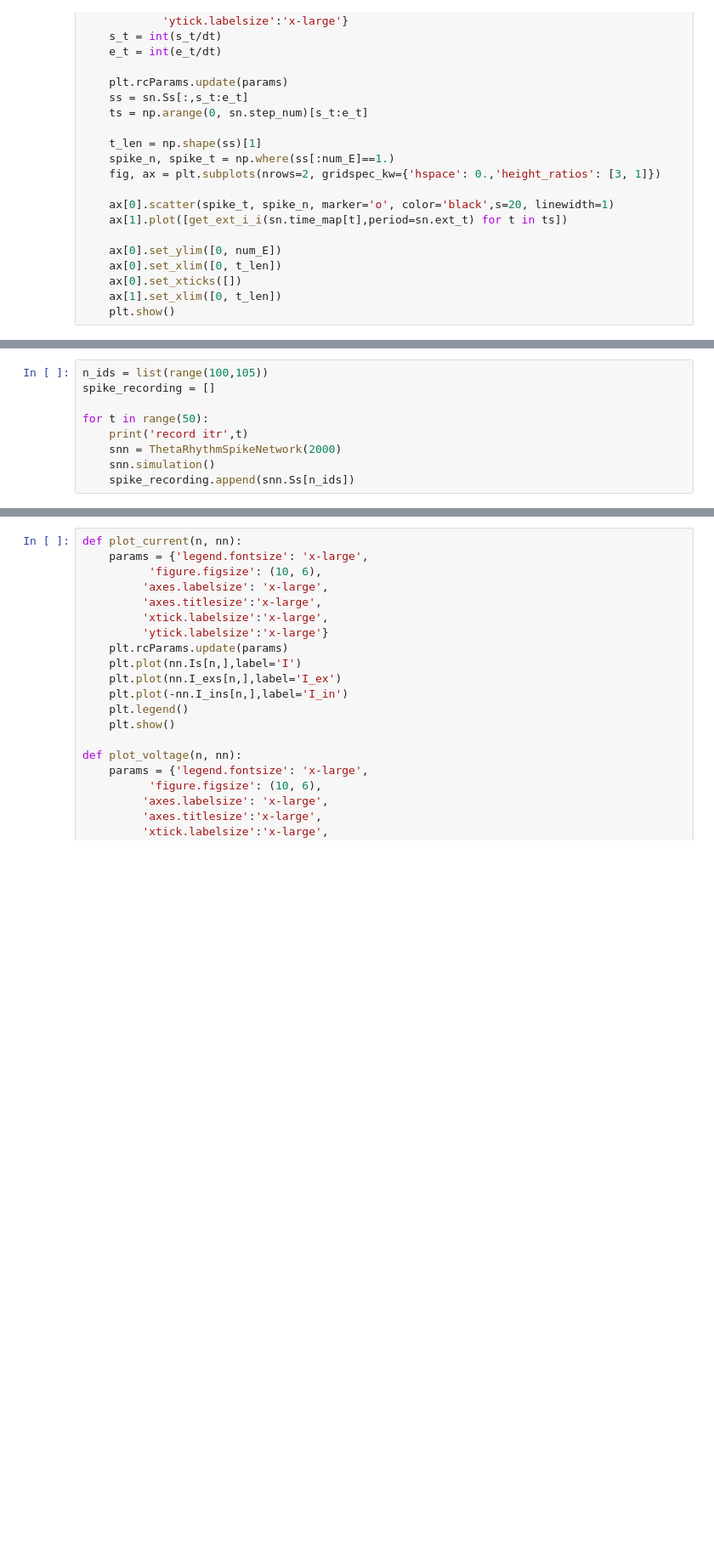
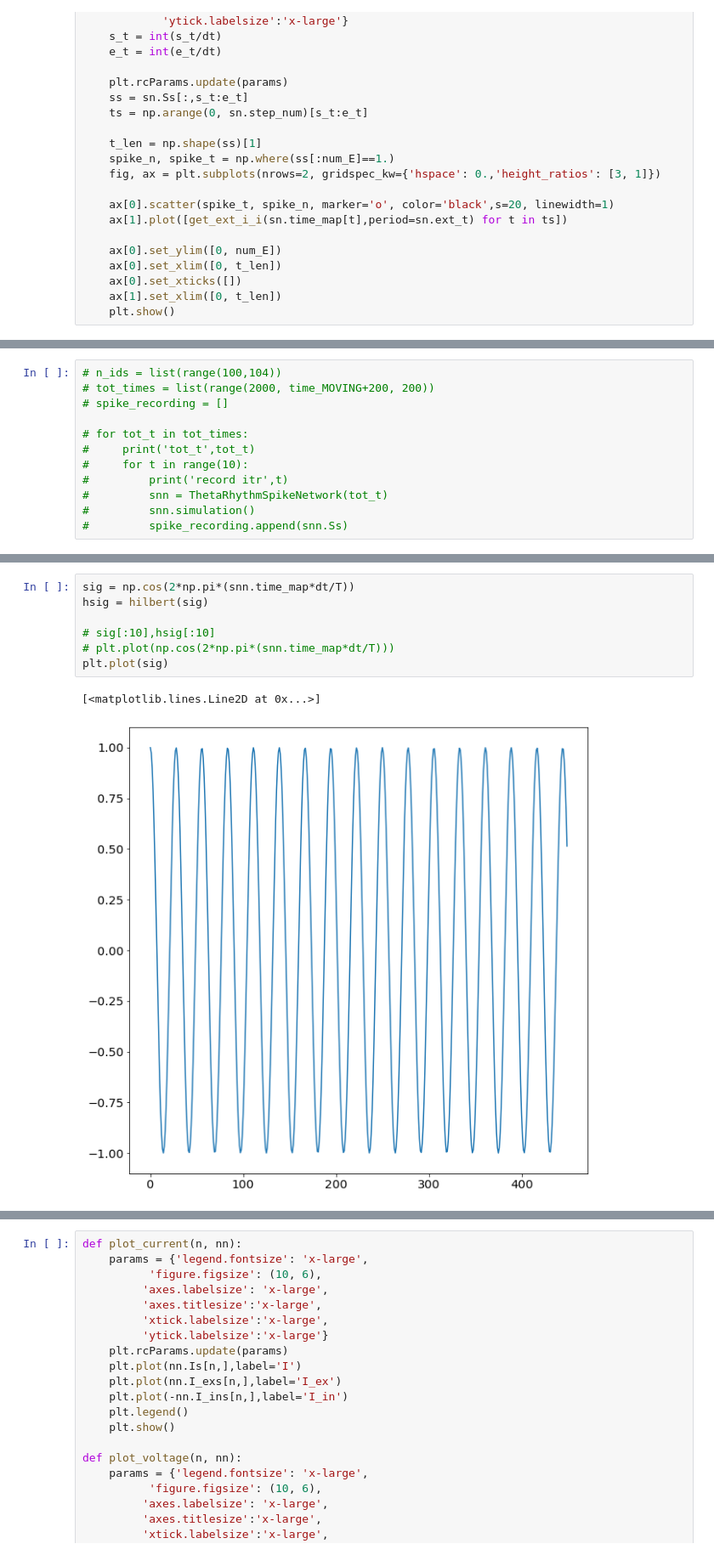
Before and after one commit to Jakexxh/ThetaModulationSNN, a Jupyter notebook: Population_Dynamics_and_Theta_Rhythm_Phase_Precession_of_Hippocampal_Place_Cell_Firing.ipynb, the cells around one changed output, grey strips where cells are left out. Shown at 85% size. Cells and saved outputs as stored; diff of their text form; blank space fills up the shorter version.

```diff
--- a/Population_Dynamics_and_Theta_Rhythm_Phase_Precession_of_Hippocampal_Place_Cell_Firing.ipynb
+++ b/Population_Dynamics_and_Theta_Rhythm_Phase_Precession_of_Hippocampal_Place_Cell_Firing.ipynb
@@ -222,9 +305,12 @@ plot_spike_activity(snn,500,2000)
 # %%
-n_ids = list(range(100,105))
-spike_recording = []
+# n_ids = list(range(100,104))
+# tot_times = list(range(2000, time_MOVING+200, 200))
+# spike_recording = []
 
-for t in range(50):
-    print('record itr',t)
-    snn = ThetaRhythmSpikeNetwork(2000)
-    snn.simulation()
-    spike_recording.append(snn.Ss[n_ids])
+# for tot_t in tot_times:
+#     print('tot_t',tot_t)
+#     for t in range(10):
+#         print('record itr',t)
+#         snn = ThetaRhythmSpikeNetwork(tot_t)
+#         snn.simulation()
+#         spike_recording.append(snn.Ss)
@@ -248,0 +363,10 @@ record itr 25
+# %%
+sig = np.cos(2*np.pi*(snn.time_map*dt/T))
+hsig = hilbert(sig)
+
+# sig[:10],hsig[:10]
+# plt.plot(np.cos(2*np.pi*(snn.time_map*dt/T)))
+plt.plot(sig)
+# %% [output]
+[<matplotlib.lines.Line2D at 0x...>]
+[figure, added]
```
Also changed, not shown: parts of 24 cells of this notebook, 1 other file.
